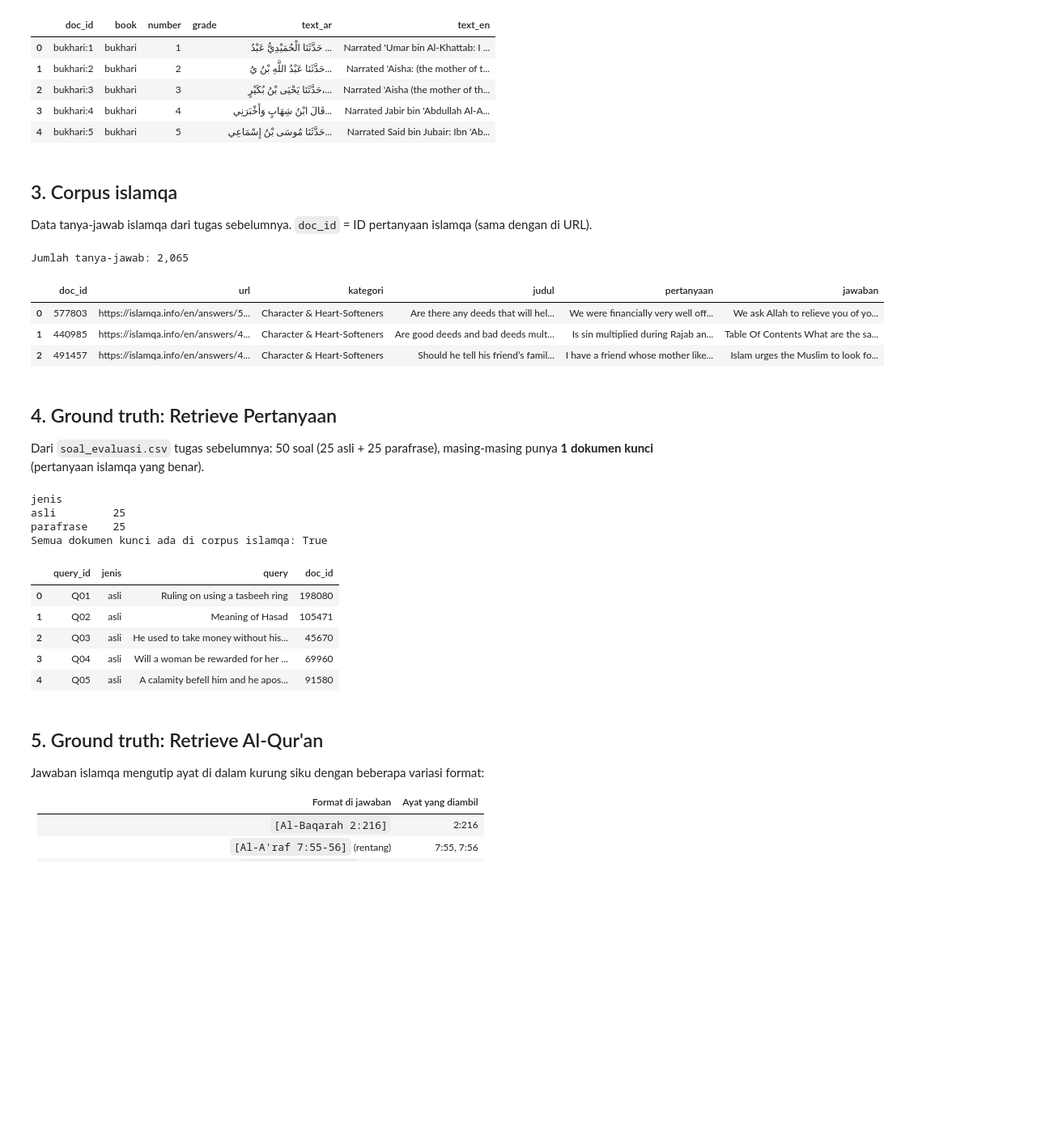
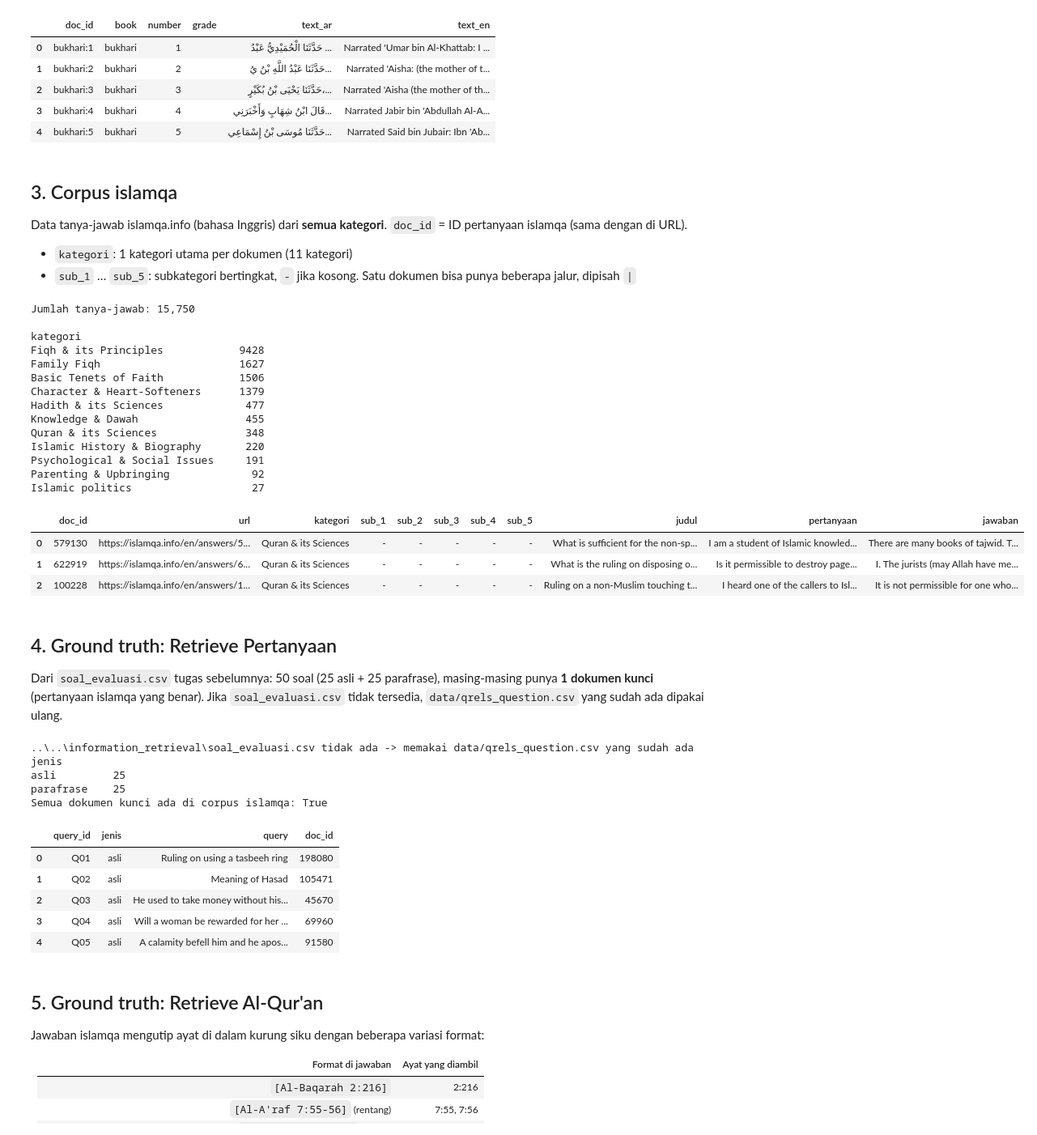
Before and after one commit to Val-pyt23/NLP_Final_Project, a Jupyter notebook: notebooks/01_corpus_groundtruth.ipynb, the cells around one changed output. Shown at 81% size. Drawn from its saved outputs; the diff is of its cells as text; code cells hidden in the pictures; blank space fills up the shorter version.

```diff
--- a/notebooks/01_corpus_groundtruth.ipynb
+++ b/notebooks/01_corpus_groundtruth.ipynb
@@ -32,11 +34,12 @@ from pathlib import Path
 
 import pandas as pd
 
-BASE        = Path("..")                                        # folder final_project_2
-QURAN_DIR   = BASE / "alquran"
-HADITH_DIR  = BASE / "hadist"
-ISLAMQA_DIR = Path("../../information_retrieval")               # data islamqa tugas sebelumnya
-DATA_OUT    = BASE / "data"
+BASE         = Path("..")                                                   # folder final_project_2
+QURAN_DIR    = BASE / "alquran"
+HADITH_DIR   = BASE / "hadist"
+ISLAMQA_FILE = Path(r"D:\archive (6)\islamqa_semua_kategori_en_final.csv")   # islamqa semua kategori
+SOAL_FILE    = Path("../../information_retrieval/soal_evaluasi.csv")          # 50 soal uji (opsional)
+DATA_OUT     = BASE / "data"
 DATA_OUT.mkdir(exist_ok=True)
 
 print("Folder hasil:", DATA_OUT.resolve())
@@ -138,42 +141,66 @@ Total hadis (berisi teks Inggris): 26,725
 # %% [markdown]
 ## 3. Corpus islamqa
 
-Data tanya-jawab islamqa dari tugas sebelumnya. `doc_id` = ID pertanyaan islamqa (sama dengan di URL).
+Data tanya-jawab islamqa.info (bahasa Inggris) dari **semua kategori**. `doc_id` = ID pertanyaan islamqa (sama dengan di URL).
+
+- `kategori`: 1 kategori utama per dokumen (11 kategori)
+- `sub_1` … `sub_5`: subkategori bertingkat, `-` jika kosong. Satu dokumen bisa punya beberapa jalur, dipisah ` | `
 # %%
-islamqa = pd.read_csv(ISLAMQA_DIR / "islamqa_adab_akhlak_en_final.csv")
+islamqa = pd.read_csv(ISLAMQA_FILE)
 islamqa = islamqa.rename(columns={"id": "doc_id"})
 islamqa["doc_id"] = islamqa["doc_id"].astype(str)
-islamqa = islamqa[["doc_id", "url", "kategori", "judul", "pertanyaan", "jawaban"]]
+islamqa = islamqa[["doc_id", "url", "kategori", "sub_1", "sub_2", "sub_3", "sub_4", "sub_5",
+                   "judul", "pertanyaan", "jawaban"]]
+assert islamqa["doc_id"].is_unique
 
 islamqa.to_csv(DATA_OUT / "islamqa.csv", index=False)
-print(f"Jumlah tanya-jawab: {len(islamqa):,}")
+print(f"Jumlah tanya-jawab: {len(islamqa):,}\n")
+print(islamqa["kategori"].value_counts().to_string())
 islamqa.head(3)
 # %% [output]
-Jumlah tanya-jawab: 2,065
+Jumlah tanya-jawab: 15,750
+
+kategori
+Fiqh & its Principles            9428
+Family Fiqh                      1627
+Basic Tenets of Faith            1506
+Character & Heart-Softeners      1379
+Hadith & its Sciences             477
+Knowledge & Dawah                 455
+Quran & its Sciences              348
+Islamic History & Biography       220
+Psychological & Social Issues     191
+Parenting & Upbringing             92
+Islamic politics                   27
-|  | doc_id | url | kategori | judul | pertanyaan | jawaban |
-| 0 | 577803 | https://islamqa.info/en/answers/5... | Character & Heart-Softeners | Are there any deeds that will hel... | We were financially very well off... | We ask Allah to relieve you of yo... |
-| 1 | 440985 | https://islamqa.info/en/answers/4... | Character & Heart-Softeners | Are good deeds and bad deeds mult... | Is sin multiplied during Rajab an... | Table Of Contents What are the sa... |
-| 2 | 491457 | https://islamqa.info/en/answers/4... | Character & Heart-Softeners | Should he tell his friend’s famil... | I have a friend whose mother like... | Islam urges the Muslim to look fo... |
+|  | doc_id | url | kategori | sub_1 | sub_2 | sub_3 | sub_4 | sub_5 | judul | pertanyaan | jawaban |
+| 0 | 579130 | https://islamqa.info/en/answers/5... | Quran & its Sciences | - | - | - | - | - | What is sufficient for the non-sp... | I am a student of Islamic knowled... | There are many books of tajwid. T... |
+| 1 | 622919 | https://islamqa.info/en/answers/6... | Quran & its Sciences | - | - | - | - | - | What is the ruling on disposing o... | Is it permissible to destroy page... | I. The jurists (may Allah have me... |
+| 2 | 100228 | https://islamqa.info/en/answers/1... | Quran & its Sciences | - | - | - | - | - | Ruling on a non-Muslim touching t... | I heard one of the callers to Isl... | It is not permissible for one who... |
 # %% [markdown]
 ## 4. Ground truth: Retrieve Pertanyaan
 
 Dari `soal_evaluasi.csv` tugas sebelumnya: 50 soal (25 asli + 25 parafrase),
 masing-masing punya **1 dokumen kunci** (pertanyaan islamqa yang benar).
+Jika `soal_evaluasi.csv` tidak tersedia, `data/qrels_question.csv` yang sudah ada dipakai ulang.
 # %%
-soal = pd.read_csv(ISLAMQA_DIR / "soal_evaluasi.csv")
-
-qrels_question = pd.DataFrame({
-    "query_id": [f"Q{i + 1:02d}" for i in range(len(soal))],
-    "jenis":    soal["jenis"],
-    "query":    soal["pertanyaan"],
-    "doc_id":   soal["id_dokumen_kunci"].astype(str),
-})
-qrels_question.to_csv(DATA_OUT / "qrels_question.csv", index=False)
+if SOAL_FILE.exists():
+    soal = pd.read_csv(SOAL_FILE)
+    qrels_question = pd.DataFrame({
+        "query_id": [f"Q{i + 1:02d}" for i in range(len(soal))],
+        "jenis":    soal["jenis"],
+        "query":    soal["pertanyaan"],
+        "doc_id":   soal["id_dokumen_kunci"].astype(str),
+    })
+    qrels_question.to_csv(DATA_OUT / "qrels_question.csv", index=False)
+else:
+    print(f"{SOAL_FILE} tidak ada -> memakai data/qrels_question.csv yang sudah ada")
+    qrels_question = pd.read_csv(DATA_OUT / "qrels_question.csv", dtype=str)
 
 print(qrels_question["jenis"].value_counts().to_string())
 print("Semua dokumen kunci ada di corpus islamqa:", qrels_question["doc_id"].isin(islamqa["doc_id"]).all())
 qrels_question.head()
 # %% [output]
+..\..\information_retrieval\soal_evaluasi.csv tidak ada -> memakai data/qrels_question.csv yang sudah ada
 jenis
 asli         25
 parafrase    25
```
Also changed, not shown: parts of 8 cells of this notebook, 3 other files.
